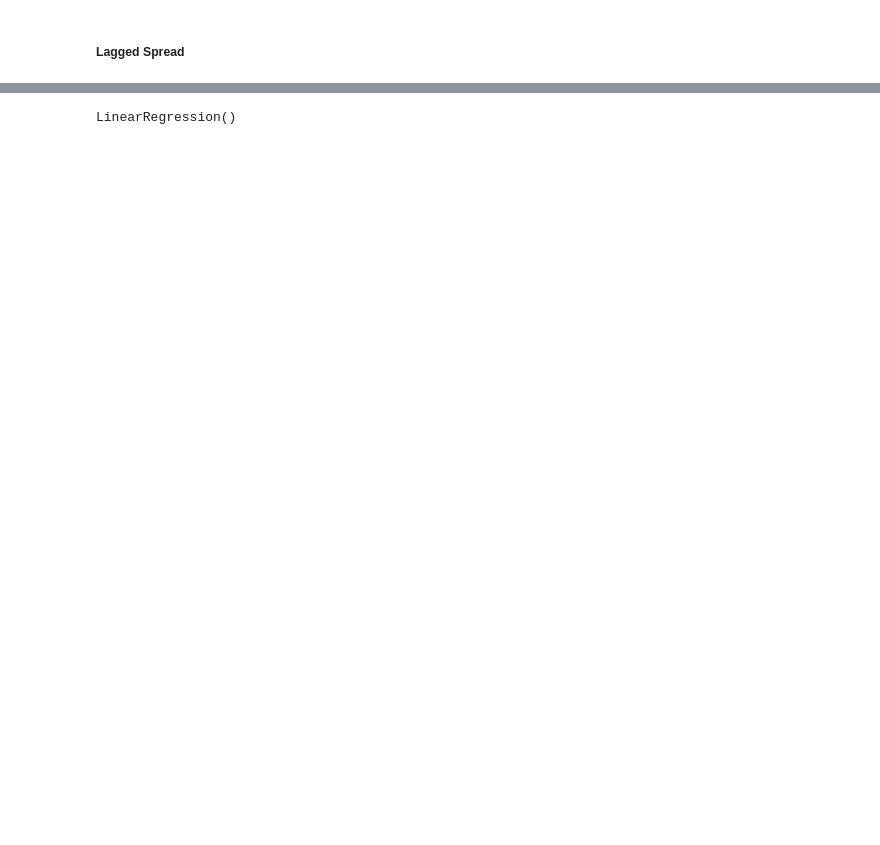
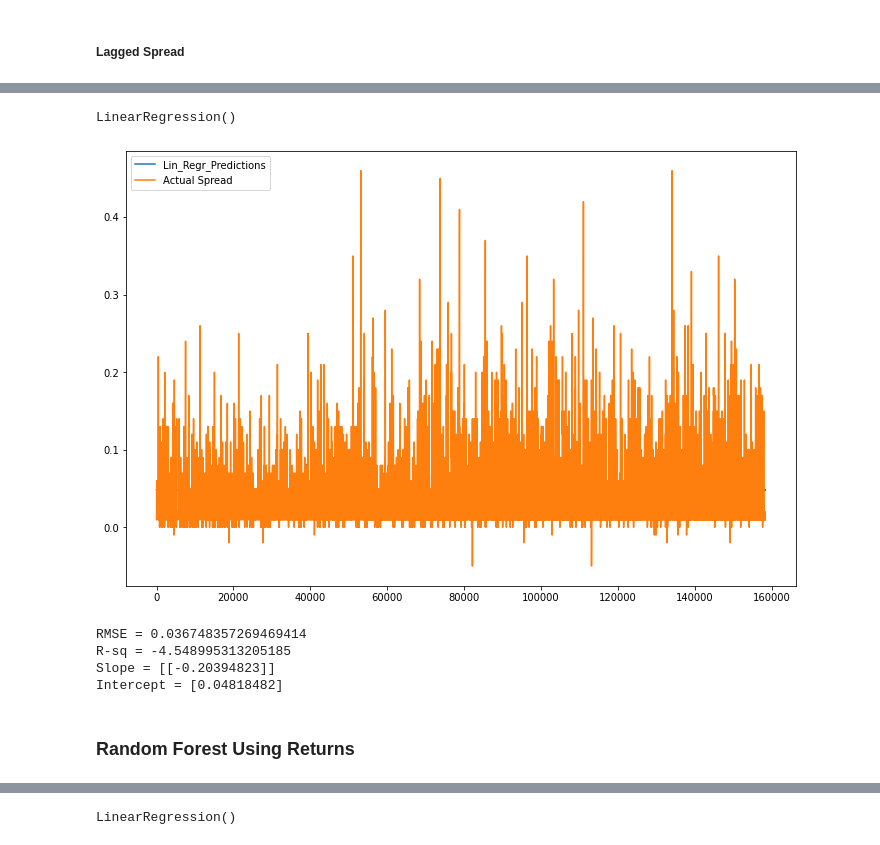
Before and after one commit to angelmvhill/Modeling-Stock-Spreads-Class-Project, a Jupyter notebook: linear_regression.ipynb, the cells around one changed output, grey strips where cells are left out. Cells and saved outputs as stored; diff of their text form; code cells hidden in the pictures; blank space fills up the shorter version.

```diff
--- a/linear_regression.ipynb
+++ b/linear_regression.ipynb
@@ -250,6 +168,7 @@ Spread_Lag_3                      True
 dtype: bool
 # %%
 df = df[df['Spread_Lag_3'].notna()]
+df = df[df['Returns_Lag_3'].notna()]
 df = df[df['Returns'].notna()]
 # %%
 is_nan = df.isna().any()
@@ -308,3 +197,8 @@ ModuleNotFoundError: No module named 'tensorflow.python'
 # %%
 from sklearn.linear_model import LinearRegression
 lin_model=LinearRegression()
+# %%
+x,y=df['Returns'],df['Spread']
+x,y=np.array(x),np.array(y)
+x,y=x.reshape(-1,1),y.reshape(-1,1)
+print(x)
@@ -310,0 +213,37 @@ lin_model=LinearRegression()
+# %%
+X_train,X_test,y_train,y_test=x[:924245],x[924245:],y[:924245],y[924245:]
+# %%
+lin_model.fit(X_train,y_train)
+# %% [output]
+LinearRegression()
+# %%
+pred=lin_model.predict(X_test)
+plt.rcParams["figure.figsize"] = (12,8)
+plt.plot(pred,label='Lin_Regr_Predictions')
+plt.plot(y_test,label='Actual Spread')
+plt.legend(loc="upper left")
+plt.show()
+# %% [output]
+[figure, added]
+# %%
+from sklearn.metrics import mean_squared_error
+from sklearn.metrics import classification_report
+from math import sqrt
+# # sklearn.metrics.r2_score(y_true, y_pred
+# summary_report = classification_report(y_test, pred)
+# print(summary_report)
+rmse_lin_regr = sqrt(mean_squared_error(y_test, pred))
+r_sq = lin_model.score(X_test, y_test)
+slope = lin_model.coef_
+intercept = lin_model.intercept_
+print(f'RMSE = {rmse_lin_regr}')
+print(f'R-sq = {r_sq}')
+print(f'Slope = {slope}')
+print(f'Intercept = {intercept}')
+# %% [output]
+RMSE = 0.036748357269469414
+R-sq = -4.548995313205185
+Slope = [[-0.20394823]]
+Intercept = [0.04818482]
+# %% [markdown]
+### Random Forest Using Returns
```
Also changed, not shown: parts of 73 cells of this notebook.
